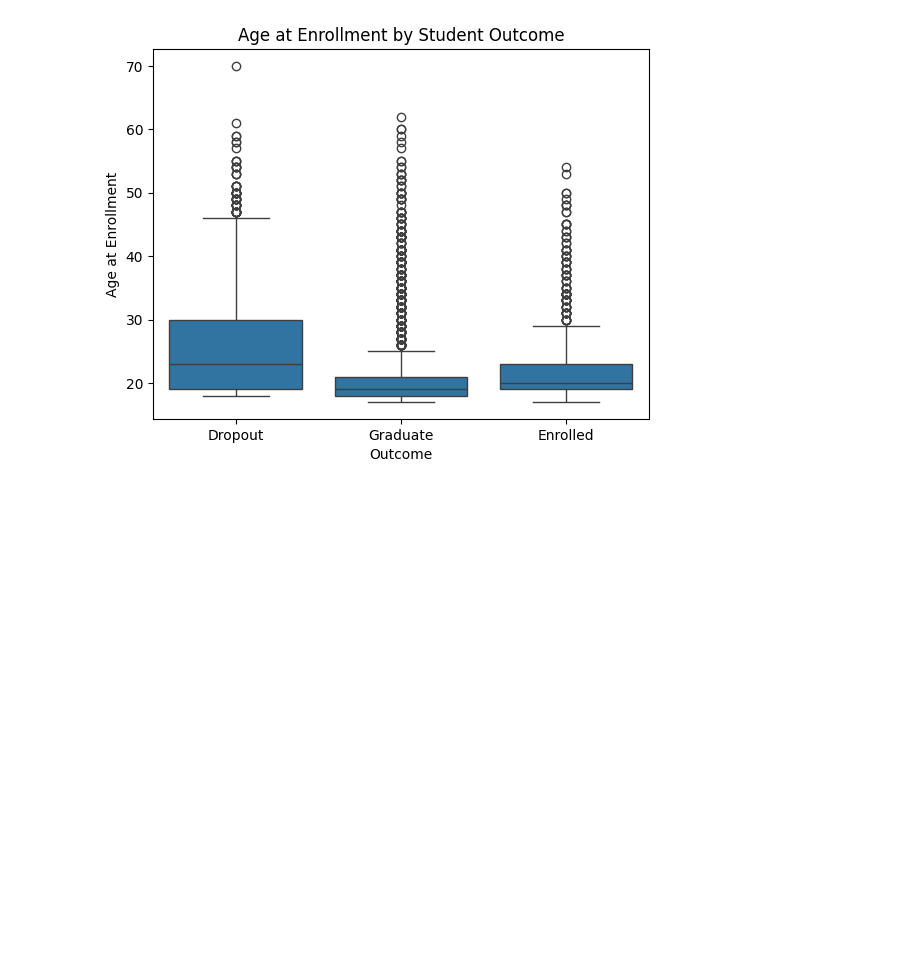
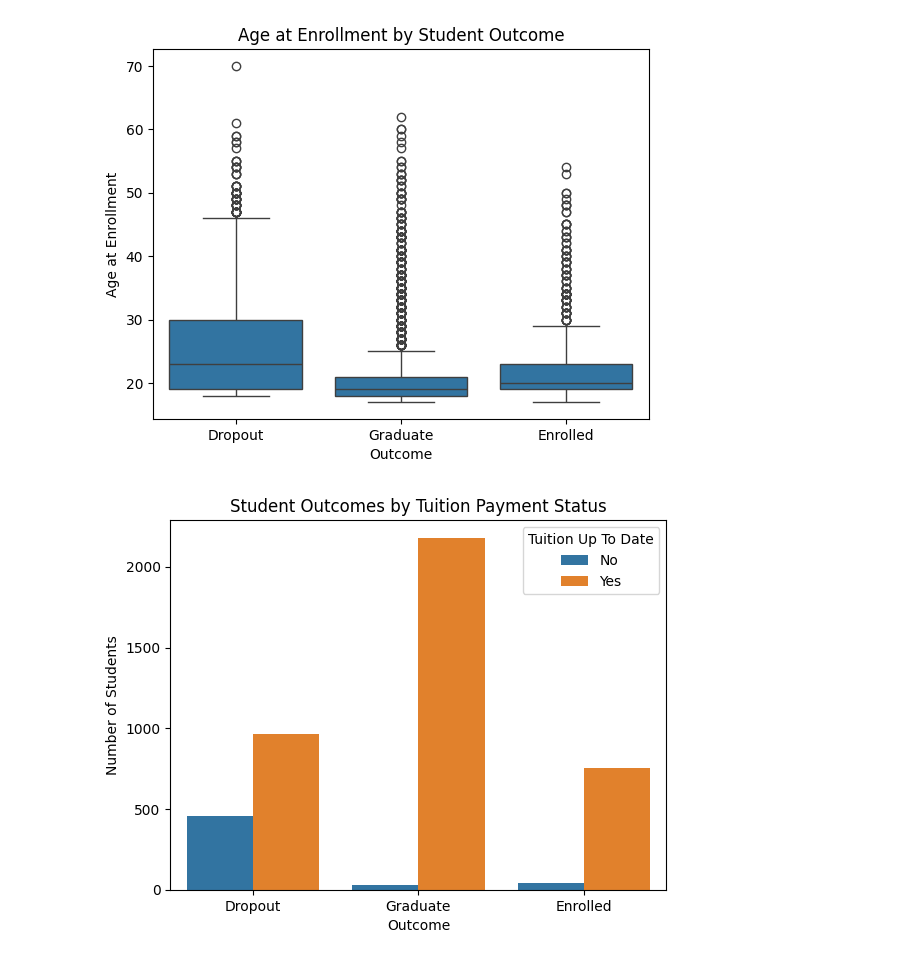
Before and after one commit to RonKar17/data-analytics-project-utk, a Jupyter notebook: notebooks/exploration.ipynb, the cells around one changed output. Drawn from its saved outputs; the diff is of its cells as text; code cells hidden in the pictures; blank space fills up the shorter version.

Commit message:
Added more visualizations for data analysis, parent education level and tuition payment

```diff
--- a/notebooks/exploration.ipynb
+++ b/notebooks/exploration.ipynb
@@ -257,3 +255,12 @@ plt.ylabel('Age at Enrollment')
 plt.show()
 # %% [output]
 [figure]
+# %%
+sns.countplot(data=df, x='Target', hue='Tuition fees up to date')
+plt.title('Student Outcomes by Tuition Payment Status')
+plt.xlabel('Outcome')
+plt.ylabel('Number of Students')
+plt.legend(title='Tuition Up To Date', labels=['No', 'Yes'])
+plt.show()
+# %% [output]
+[figure, added]
```
Also changed, not shown: parts of 2 cells of this notebook.
